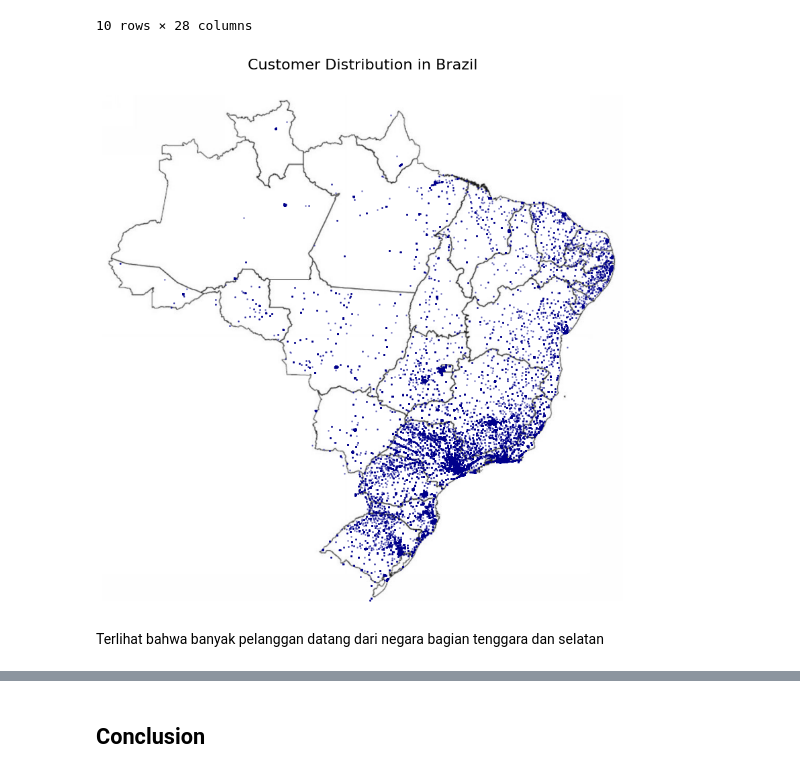
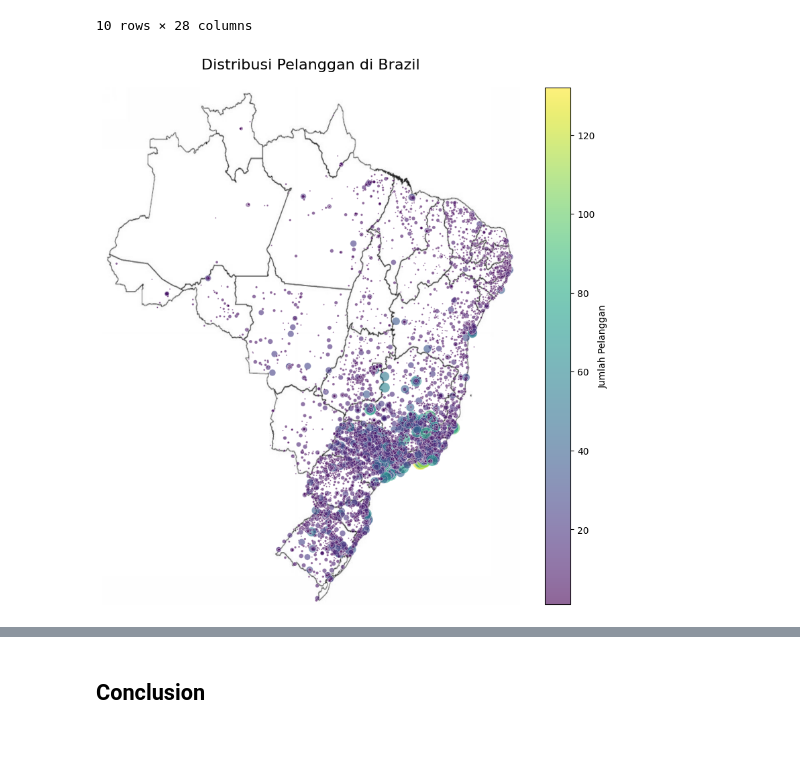
Before and after one commit to halilanisa/Proyek-Belajar-Fundamental-Analisis-Data-Dicoding, a Jupyter notebook: Proyek_Analisis_Data_Notebook.ipynb, the cells around one changed output, grey strips where cells are left out. Cells and saved outputs as stored; diff of their text form; code cells hidden in the pictures; blank space fills up the shorter version.

```diff
--- a/Proyek_Analisis_Data_Notebook.ipynb
+++ b/Proyek_Analisis_Data_Notebook.ipynb
@@ -544,7 +568,10 @@ gabungan_payment_review.head()
 | 3 | ba78997921bbcdc1373bb41e913ab953 | 1 | credit_card | 8 | 107.78 | c37a0e51e5df82bdb55d38ff0ffb6af3 | ... |
 | 4 | ba78997921bbcdc1373bb41e913ab953 | 1 | credit_card | 8 | 107.78 | 5bc7680443b4ef765fec11a8201eeb0c | ... |
 # %%
-payments_reviews_df.sort_values(by="payment_value", ascending=False)
+payments_reviews_df = gabungan_payment_review.copy()
+
+# Urutkan berdasarkan nilai pembayaran
+payments_reviews_df.sort_values(by="payment_value", ascending=False).head()
 # %% [output]
 |  | order_id | payment_sequential | payment_type | payment_installments | payment_value | review_id | ... |
 | 50839 | 03caa2c082116e1d31e67e9ae3700499 | 1 | credit_card | 1 | 13664.08 | 211fa81a22870cc634265ea85b751e40 | ... |
@@ -1025,30 +1015,34 @@ customers_silver = customers_silver.drop_duplicates(subset='order_id')
 # %%
 customers_silver.to_csv("/content/drive/MyDrive/Kuliah/E-Commerce Public Dataset/geolocation.csv", index=False)
 # %%
-def plot_brazil_map_custom(data):
-    brazil = mpimg.imread(urllib.request.urlopen(
-        'https://i.pinimg.com/originals/3a/0c/e1/3a0ce18b3c842748c255bc0aa445ad41.jpg'), 'jpg')
+# Hitung jumlah pelanggan per zip code
+customers_zip_count = customers_silver.groupby(
+    ['geolocation_zip_code_prefix', 'geolocation_lat', 'geolocation_lng']
+)['customer_unique_id'].nunique().reset_index(name='customer_count')
 
-    fig, ax = plt.subplots(figsize=(10,10))
+brazil = mpimg.imread(urllib.request.urlopen(
+    'https://i.pinimg.com/originals/3a/0c/e1/3a0ce18b3c842748c255bc0aa445ad41.jpg'), 'jpg')
 
-    sc = ax.scatter(
-        data['geolocation_lng'],
-        data['geolocation_lat'],
-        c='darkblue',
-        s=1,
-        alpha=0.4
-    )
+fig, ax = plt.subplots(figsize=(10,10))
+sc = ax.scatter(
+    customers_zip_count['geolocation_lng'],
+    customers_zip_count['geolocation_lat'],
+    s=customers_zip_count['customer_count']*2,
+    c=customers_zip_count['customer_count'],
+    cmap='viridis',
+    alpha=0.6,
+    edgecolors='w',
+    linewidth=0.3
+)
 
-    ax.imshow(brazil, extent=[-73.98283055, -33.8, -33.75116944, 5.4], aspect='auto', zorder=-1)
-    ax.set_xlim([-74, -34])
-    ax.set_ylim([-34, 6])
-    ax.axis('off')
+ax.imshow(brazil, extent=[-74, -34, -34, 6], aspect='auto', zorder=-1)
+ax.set_xlim([-74, -34])
+ax.set_ylim([-34, 6])
+ax.axis('off')
 
-    plt.title("Customer Distribution in Brazil", fontsize=16, pad=20)
-    plt.show()
-
-plot_brazil_map_custom(customers_silver.drop_duplicates(subset='customer_unique_id'))
+plt.colorbar(sc, label='Jumlah Pelanggan')
+plt.title("Distribusi Pelanggan di Brazil", fontsize=16, pad=20)
+plt.savefig("/content/drive/MyDrive/Kuliah/E-Commerce Public Dataset/customer_map.png", dpi=300)
+plt.show()
 # %% [output]
-[figure, old version]
+[figure, new version]
-# %% [markdown]
-Terlihat bahwa banyak pelanggan datang dari negara bagian tenggara dan selatan
```
Also changed, not shown: parts of 19 cells of this notebook.
